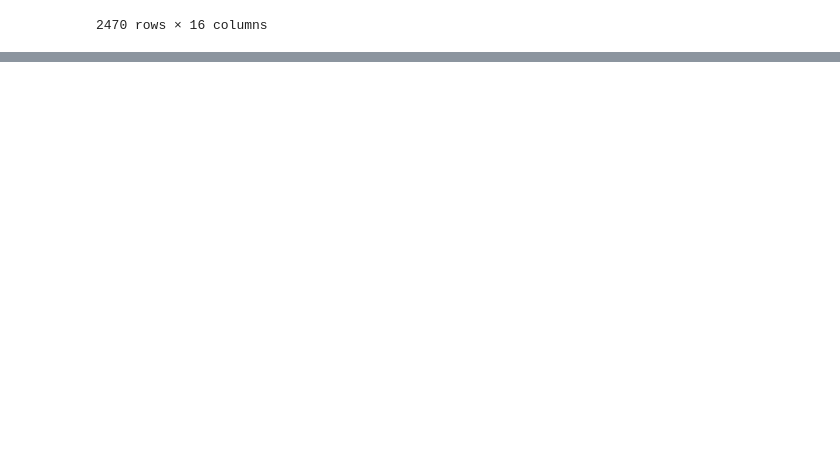
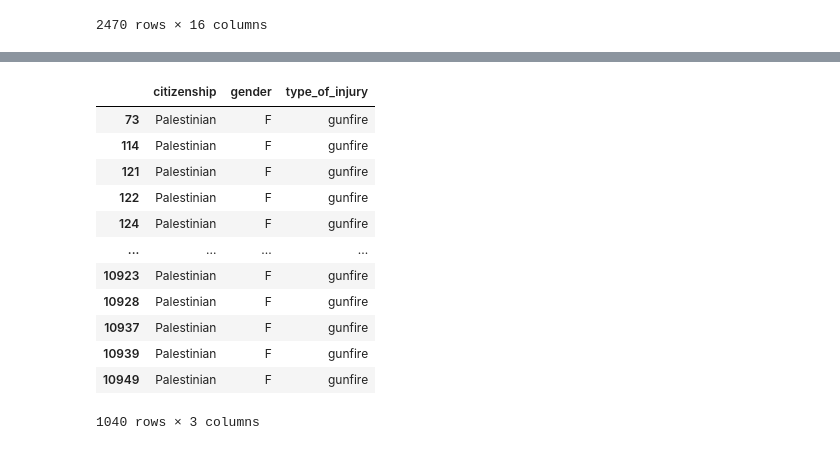
Before and after one commit to Saifullah785/Machine_Learning_Projects, a Jupyter notebook: Project_04_Isreal_and_Palestine_Fatalities_Analysis/Project_04_Isreal_and_Palestine_Fatalities_Analysis.ipynb, the cells around one changed output, grey strips where cells are left out. Cells and saved outputs as stored; diff of their text form; code cells hidden in the pictures; blank space fills up the shorter version.

Commit message:
Created using Colab during Isreal_and_Palestine_Fatalities_data_Analysis

```diff
--- a/Project_04_Isreal_and_Palestine_Fatalities_Analysis/Project_04_Isreal_and_Palestine_Fatalities_Analysis.ipynb
+++ b/Project_04_Isreal_and_Palestine_Fatalities_Analysis/Project_04_Isreal_and_Palestine_Fatalities_Analysis.ipynb
@@ -175,0 +204,9 @@ df[(df['event_location_region']=='West Bank') & (df['type_of_injury']=='gunfire'
+# %%
+import seaborn as sns
+# Time-based analysis (events at specific times)
+df['date_of_event'] = pd.to_datetime(df['date_of_event'])
+df['year'] = df['date_of_event'].dt.year
+df['month'] = df['date_of_event'].dt.month_name()  # Format month as month name
+time_events = df.groupby(['year', 'month']).size().reset_index(name='incident_count')
+time_events['year_month'] = time_events['month'] + ' ' + time_events['year'].astype(str)
+time_events
@@ -175,0 +253,16 @@ df[(df['event_location_region']=='West Bank') & (df['type_of_injury']=='gunfire'
+# %%
+df[(df['citizenship'] == 'Palestinian') & (df['gender'] == 'F') & (df['type_of_injury'] == 'gunfire')] [['citizenship','gender','type_of_injury']]
+# %% [output]
+|  | citizenship | gender | type_of_injury |
+| 73 | Palestinian | F | gunfire |
+| 114 | Palestinian | F | gunfire |
+| 121 | Palestinian | F | gunfire |
+| 122 | Palestinian | F | gunfire |
+| 124 | Palestinian | F | gunfire |
+| ... | ... | ... | ... |
+| 10923 | Palestinian | F | gunfire |
+| 10928 | Palestinian | F | gunfire |
+| 10937 | Palestinian | F | gunfire |
+| 10939 | Palestinian | F | gunfire |
+| 10949 | Palestinian | F | gunfire |
+1040 rows × 3 columns
```
Also changed, not shown: parts of 10 cells of this notebook.
